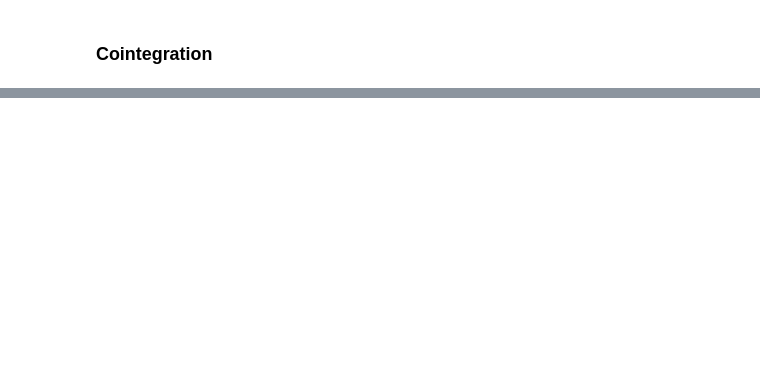
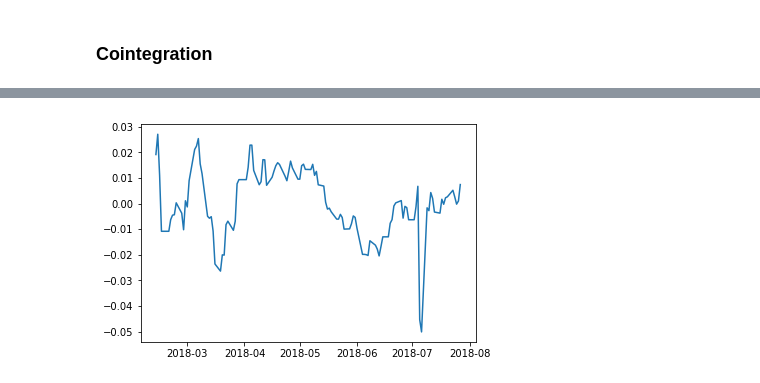
Before and after one commit to wywongbd/pairstrade-fyp-2019, a Jupyter notebook: jupyter-py/1. load-bloomberg-data.ipynb, the cells around one changed output, grey strips where cells are left out. Saved outputs shown, nothing was run; the diff lists cells and outputs as text; code cells hidden in the pictures; blank space fills up the shorter version.

```diff
--- a/jupyter-py/1. load-bloomberg-data.ipynb
+++ b/jupyter-py/1. load-bloomberg-data.ipynb
@@ -187,0 +241,5 @@ data["valid_stocks_log"][-120:]
+# %%
+plt.plot(results.resid)
+plt.show()
+# %% [output]
+[figure, added]
```
Also changed, not shown: parts of 10 cells of this notebook.
